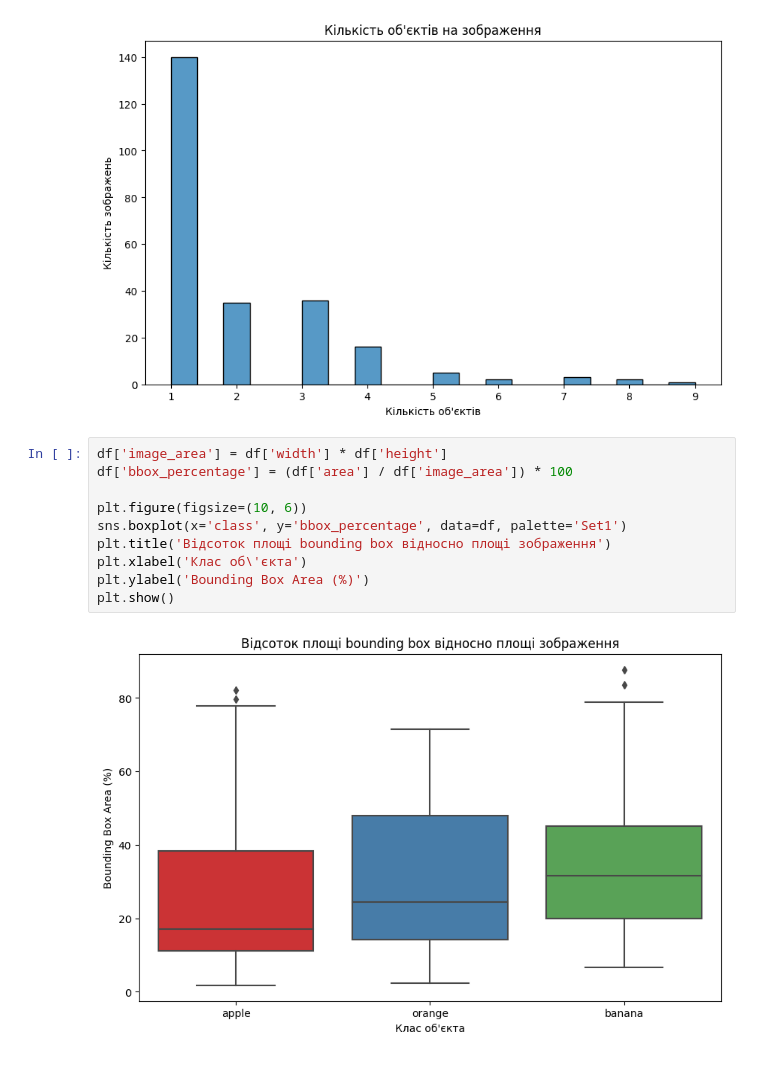
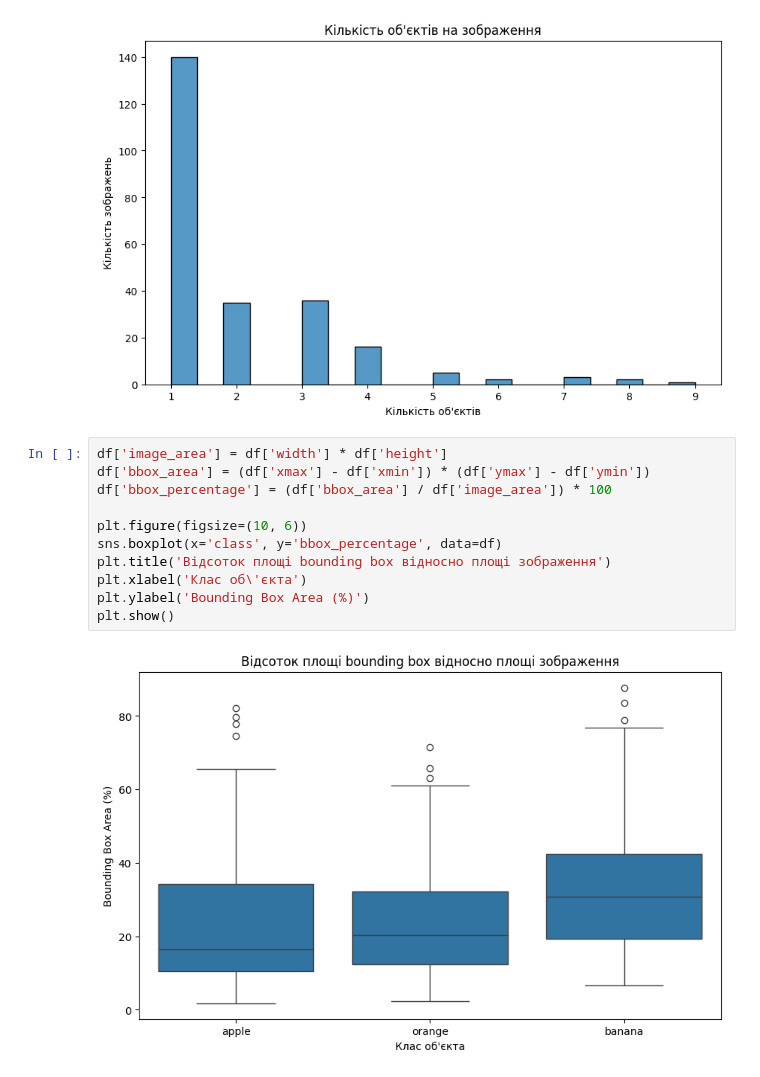
Before and after one commit to mar4enkom/neural-networks-lab, a Jupyter notebook: EDA.ipynb, the cells around one changed output. Saved outputs shown, nothing was run; the diff lists cells and outputs as text.

```diff
--- a/EDA.ipynb
+++ b/EDA.ipynb
@@ -98,14 +98,15 @@ plt.show()
 [figure]
 # %%
 df['image_area'] = df['width'] * df['height']
-df['bbox_percentage'] = (df['area'] / df['image_area']) * 100
+df['bbox_area'] = (df['xmax'] - df['xmin']) * (df['ymax'] - df['ymin'])
+df['bbox_percentage'] = (df['bbox_area'] / df['image_area']) * 100
 
 plt.figure(figsize=(10, 6))
-sns.boxplot(x='class', y='bbox_percentage', data=df, palette='Set1')
+sns.boxplot(x='class', y='bbox_percentage', data=df)
 plt.title('Відсоток площі bounding box відносно площі зображення')
 plt.xlabel('Клас об\'єкта')
 plt.ylabel('Bounding Box Area (%)')
 plt.show()
 # %% [output]
-[figure, old version]
+[figure, new version]
 # %%
```
Also changed, not shown: parts of 6 cells of this notebook, 5 other files.
